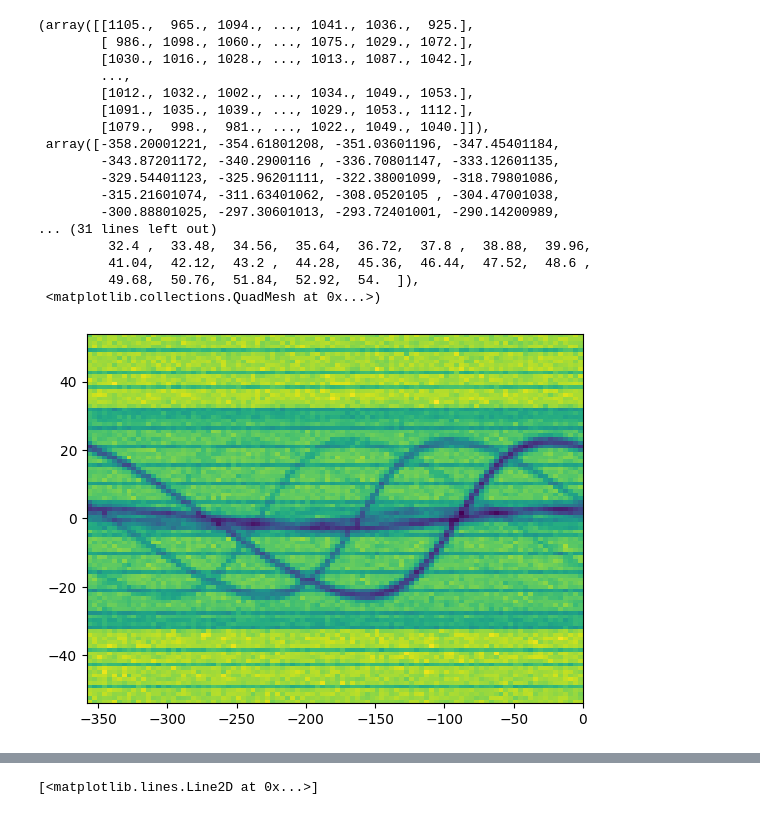
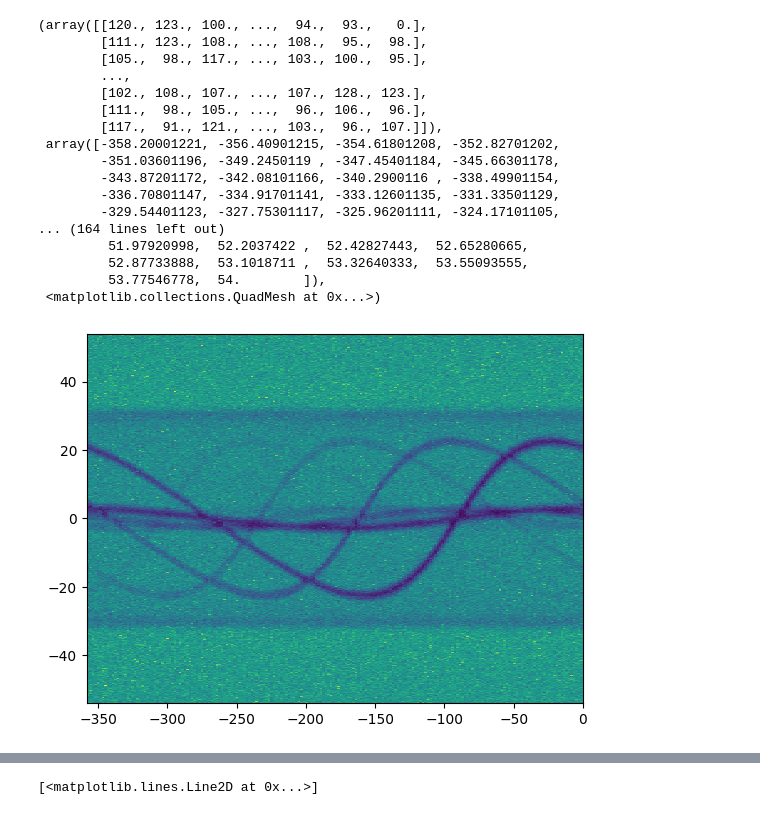
Before and after one commit to crispim-enc/Infinity-Tomographic-Reconstruction, a Jupyter notebook: examples/SinogramTest.ipynb, the cells around one changed output, grey strips where cells are left out. Cells and saved outputs as stored; diff of their text form; code cells hidden in the pictures.

```diff
--- a/examples/SinogramTest.ipynb
+++ b/examples/SinogramTest.ipynb
@@ -40,23 +42,23 @@ geometry.detectorSideBCoordinatesAfterMovement(listModeBody_read["AXIAL_MOTOR"],
 # %%
-plt.hist2d(listModeBody_read["AXIAL_MOTOR"], listModeBody_read["FAN_MOTOR"], bins=100)
+plt.hist2d(listModeBody_read["AXIAL_MOTOR"], listModeBody_read["FAN_MOTOR"], bins=(200,481))
 # %% [output]
-(array([[1105.,  965., 1094., ..., 1041., 1036.,  925.],
-        [ 986., 1098., 1060., ..., 1075., 1029., 1072.],
-        [1030., 1016., 1028., ..., 1013., 1087., 1042.],
+(array([[120., 123., 100., ...,  94.,  93.,   0.],
+        [111., 123., 108., ..., 108.,  95.,  98.],
+        [105.,  98., 117., ..., 103., 100.,  95.],
         ...,
-        [1012., 1032., 1002., ..., 1034., 1049., 1053.],
-        [1091., 1035., 1039., ..., 1029., 1053., 1112.],
-        [1079.,  998.,  981., ..., 1022., 1049., 1040.]]),
- array([-358.20001221, -354.61801208, -351.03601196, -347.45401184,
-        -343.87201172, -340.2900116 , -336.70801147, -333.12601135,
-        -329.54401123, -325.96201111, -322.38001099, -318.79801086,
-        -315.21601074, -311.63401062, -308.0520105 , -304.47001038,
-        -300.88801025, -297.30601013, -293.72401001, -290.14200989,
-... (31 lines left out)
-         32.4 ,  33.48,  34.56,  35.64,  36.72,  37.8 ,  38.88,  39.96,
-         41.04,  42.12,  43.2 ,  44.28,  45.36,  46.44,  47.52,  48.6 ,
-         49.68,  50.76,  51.84,  52.92,  54.  ]),
+        [102., 108., 107., ..., 107., 128., 123.],
+        [111.,  98., 105., ...,  96., 106.,  96.],
+        [117.,  91., 121., ..., 103.,  96., 107.]]),
+ array([-358.20001221, -356.40901215, -354.61801208, -352.82701202,
+        -351.03601196, -349.2450119 , -347.45401184, -345.66301178,
+        -343.87201172, -342.08101166, -340.2900116 , -338.49901154,
+        -336.70801147, -334.91701141, -333.12601135, -331.33501129,
+        -329.54401123, -327.75301117, -325.96201111, -324.17101105,
+... (164 lines left out)
+         51.97920998,  52.2037422 ,  52.42827443,  52.65280665,
+         52.87733888,  53.1018711 ,  53.32640333,  53.55093555,
+         53.77546778,  54.        ]),
  <matplotlib.collections.QuadMesh at 0x...>)
-[figure, old version]
+[figure, new version]
 # %%
 print(geometry._originSystemWK)
```
Also changed, not shown: parts of 7 cells of this notebook, 9 other files.
